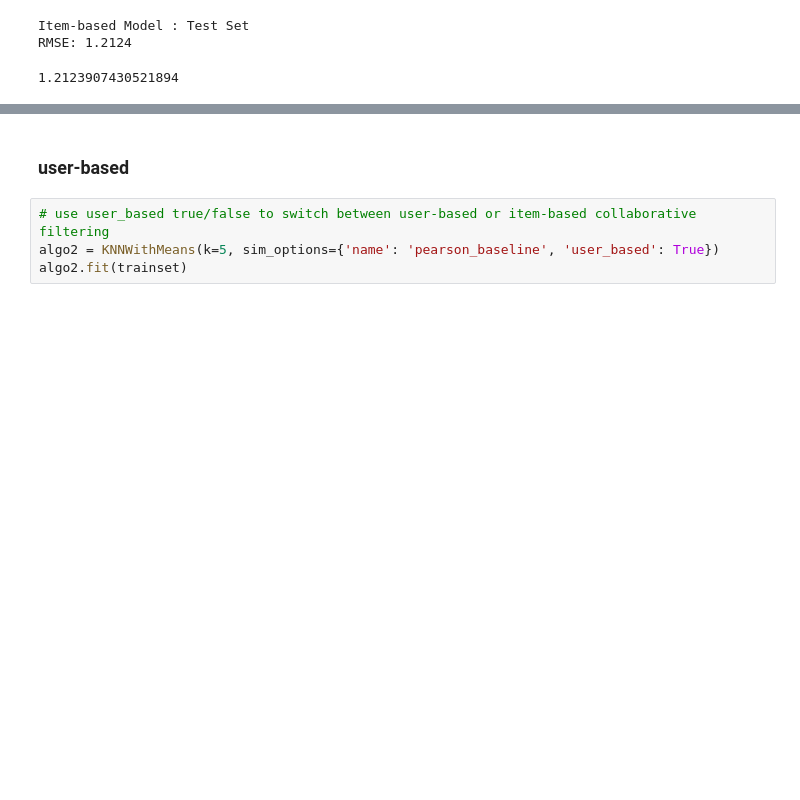
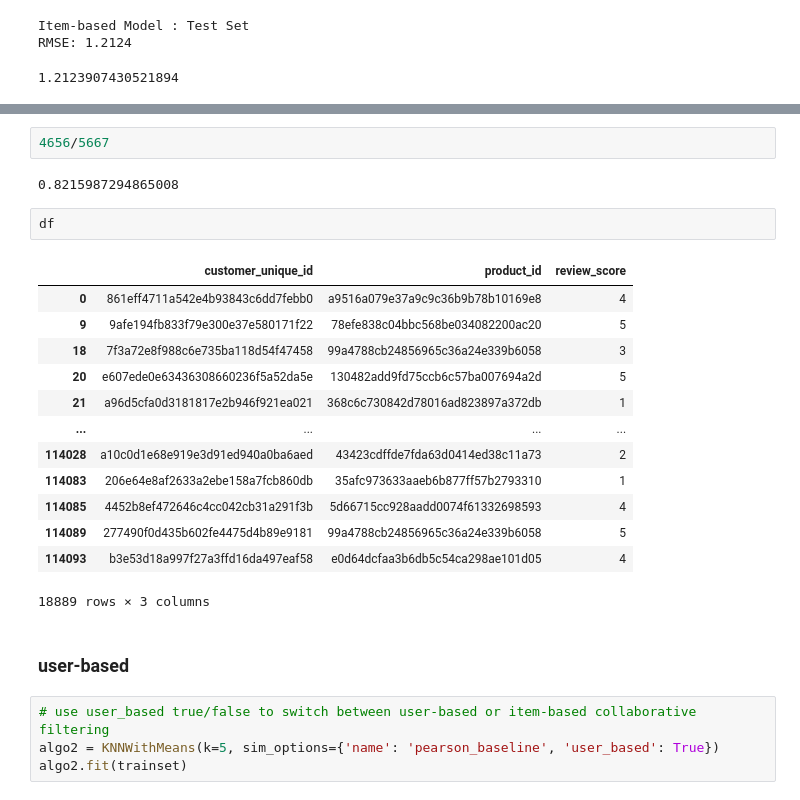
Before and after one commit to CinnyLin/book_rec_sys, a Jupyter notebook: recommender.ipynb, the cells around one changed output, grey strips where cells are left out. Saved outputs shown, nothing was run; the diff lists cells and outputs as text; blank space fills up the shorter version.

```diff
--- a/recommender.ipynb
+++ b/recommender.ipynb
@@ -229,3 +252,23 @@ RMSE: 1.2124
+# %%
+4656/5667
+# %% [output]
+0.8215987294865008
+# %%
+df
+# %% [output]
+|  | customer_unique_id | product_id | review_score |
+| 0 | 861eff4711a542e4b93843c6dd7febb0 | a9516a079e37a9c9c36b9b78b10169e8 | 4 |
+| 9 | 9afe194fb833f79e300e37e580171f22 | 78efe838c04bbc568be034082200ac20 | 5 |
+| 18 | 7f3a72e8f988c6e735ba118d54f47458 | 99a4788cb24856965c36a24e339b6058 | 3 |
+| 20 | e607ede0e63436308660236f5a52da5e | 130482add9fd75ccb6c57ba007694a2d | 5 |
+| 21 | a96d5cfa0d3181817e2b946f921ea021 | 368c6c730842d78016ad823897a372db | 1 |
+| ... | ... | ... | ... |
+| 114028 | a10c0d1e68e919e3d91ed940a0ba6aed | 43423cdffde7fda63d0414ed38c11a73 | 2 |
+| 114083 | 206e64e8af2633a2ebe158a7fcb860db | 35afc973633aaeb6b877ff57b2793310 | 1 |
+| 114085 | 4452b8ef472646c4cc042cb31a291f3b | 5d66715cc928aadd0074f61332698593 | 4 |
+| 114089 | 277490f0d435b602fe4475d4b89e9181 | 99a4788cb24856965c36a24e339b6058 | 5 |
+| 114093 | b3e53d18a997f27a3ffd16da497eaf58 | e0d64dcfaa3b6db5c54ca298ae101d05 | 4 |
+18889 rows × 3 columns
 # %% [markdown]
 ### user-based
 # %%
```
Also changed, not shown: parts of 23 cells of this notebook, 1 other file.
